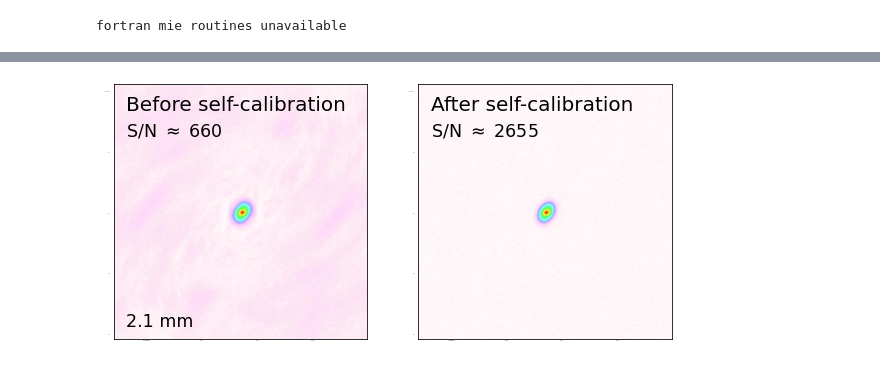
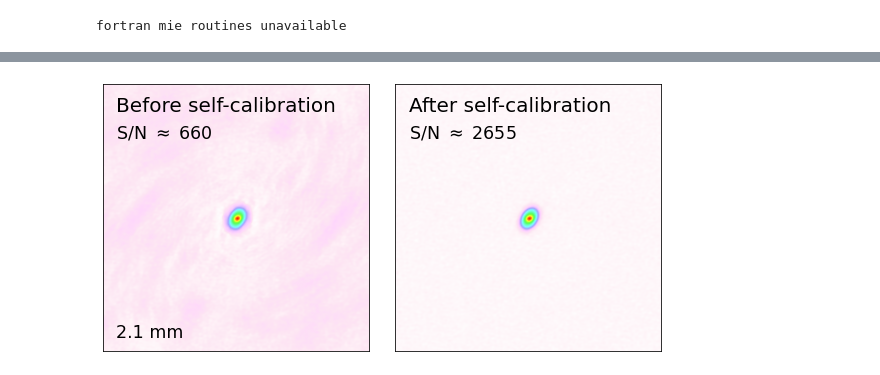
Before and after one commit to audreyburggraf/MastersThesis, a Jupyter notebook: PLOTTING C29 989/MakingFigures/BeforeAndAfterClean.ipynb, the cells around one changed output, grey strips where cells are left out. Cells and saved outputs as stored; diff of their text form; code cells hidden in the pictures.

```diff
--- a/PLOTTING C29 989/MakingFigures/BeforeAndAfterClean.ipynb
+++ b/PLOTTING C29 989/MakingFigures/BeforeAndAfterClean.ipynb
@@ -51,7 +46,7 @@ band = B4
 
 
 fig, ax = plt.subplots(1, 2, figsize=(10, 5),
-                       gridspec_kw={'wspace': 0.2},  # Increase wspace for more horizontal space
+                       gridspec_kw={'wspace': 0.1},  # Increase wspace for more horizontal space
                        subplot_kw={'projection': band['StokesI_wcs']})
 
 vmin = min(np.nanmin(StokesI_stretched_beforeclean_mJy), np.nanmin(StokesI_stretched_mJy))
@@ -74,9 +69,9 @@ for i in range(2):
     ax[i].set_xlabel(' ', fontsize = 0)
     ax[i].set_ylabel(' ', fontsize = 0)
 
-    ax[i].minorticks_on()
-    ax[i].tick_params(axis="x", which="major", direction="in", bottom=False, top=False, length=7, labelsize = 0)
-    ax[i].tick_params(axis="y", which="major", direction="in", left=False, right=False, length=7, labelsize = 0)
+    #ax[i].minorticks_on()
+    ax[i].tick_params(axis="x", which="major", direction="in", labelbottom = False, bottom=False, top=False, length=7, labelsize = 0)
+    ax[i].tick_params(axis="y", which="major", direction="in", labelleft = False, left=False, right=False, length=7, labelsize = 0)
 
 
 # Add label on whcih one is clean or not
@@ -88,32 +83,32 @@ ax[0].text(0.05, y_top, r'Before self-calibration',
 ax[1].text(0.05, y_top, r'After self-calibration',
            transform=ax[1].transAxes,
            fontsize=20)
 
 
 
 # Add S/N text
 # 565 - 750
 diff = 0.1
 fs = 17.5
 ax[0].text(0.05, y_top - diff, r'S/N $\approx$ 660',
            transform=ax[0].transAxes,
            fontsize=fs)
 
 ax[1].text(0.05, y_top - diff, r'S/N $\approx$ 2655',
            transform=ax[1].transAxes,
            fontsize=fs)
 
 ax[0].text(0.05, 0.05, r'2.1 mm',
            transform=ax[0].transAxes,
            fontsize=fs)
 
 # ax[1].text(0.05, y_top - diff, r'test',
 #            transform=ax[1].transAxes,
 #            fontsize=fs)
 
 plt.savefig(image_folder_path + '/WRITEUP/' + "BeforeAndAfterClean.png",
             dpi=500,
-            #bbox_inches='tight',
+            bbox_inches='tight',
                facecolor='white')
 # %% [output]
-[figure, old version]
+[figure, new version]
```
Also changed, not shown: parts of 1 cell of this notebook, 18 other files.
